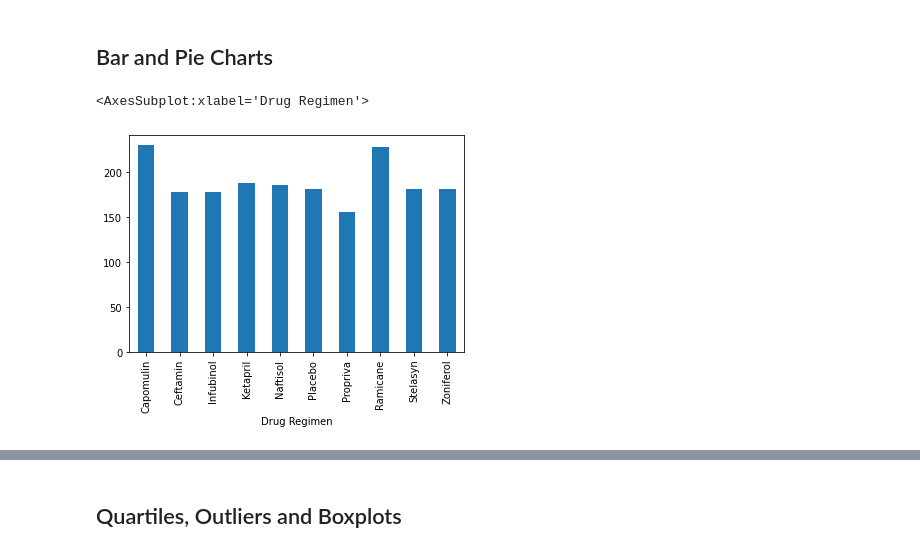
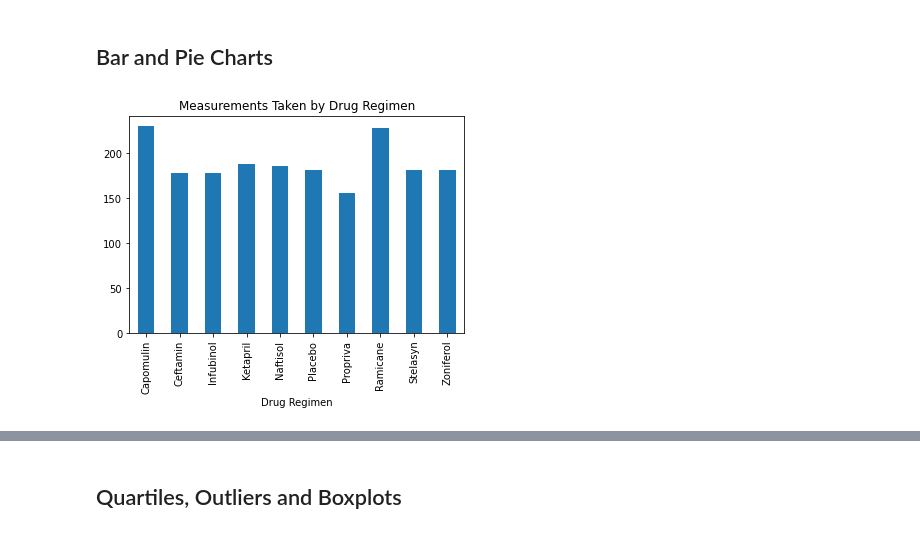
Before and after one commit to marceloflores1/matplotlib-challenge, a Jupyter notebook: pymaceuticals_starter.ipynb, the cells around one changed output, grey strips where cells are left out. Cells and saved outputs as stored; diff of their text form; code cells hidden in the pictures.

Commit message:
Finished some graphs

```diff
--- a/pymaceuticals_starter.ipynb
+++ b/pymaceuticals_starter.ipynb
@@ -157,9 +157,10 @@ summary_statistics_df2
 # %%
 # Generate a bar plot showing the total number of measurements taken on each drug regimen using pandas.
 drug_regimen_count = clean_mouse_study.groupby("Drug Regimen")["Mouse ID"].count()
-drug_regimen_count.plot.bar(x="Drug Regimen", y="Measurments taken")
+ax = drug_regimen_count.plot.bar(x="Drug Regimen", y="Measurments taken")
+plt.title("Measurements Taken by Drug Regimen")
+plt.show()
 # %% [output]
-<AxesSubplot:xlabel='Drug Regimen'>
-[figure, old version]
+[figure, new version]
 # %%
 # Generate a bar plot showing the total number of measurements taken on each drug regimen using pyplot.
```
Also changed, not shown: parts of 2 cells of this notebook.
